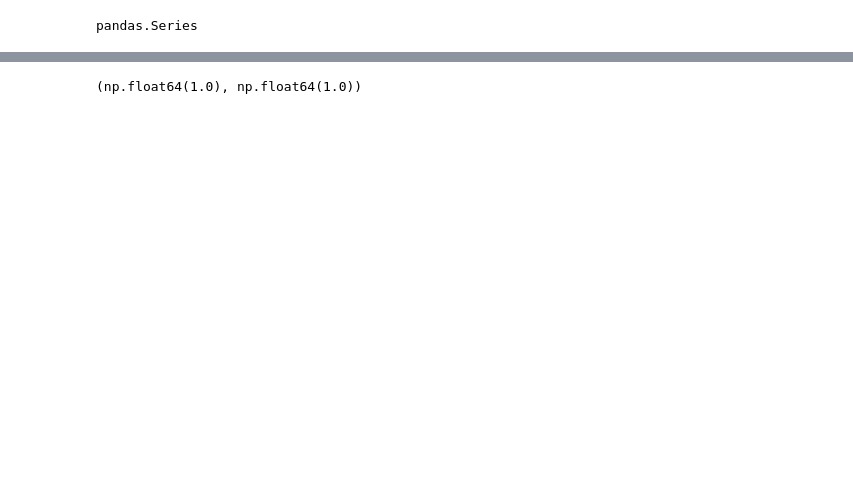
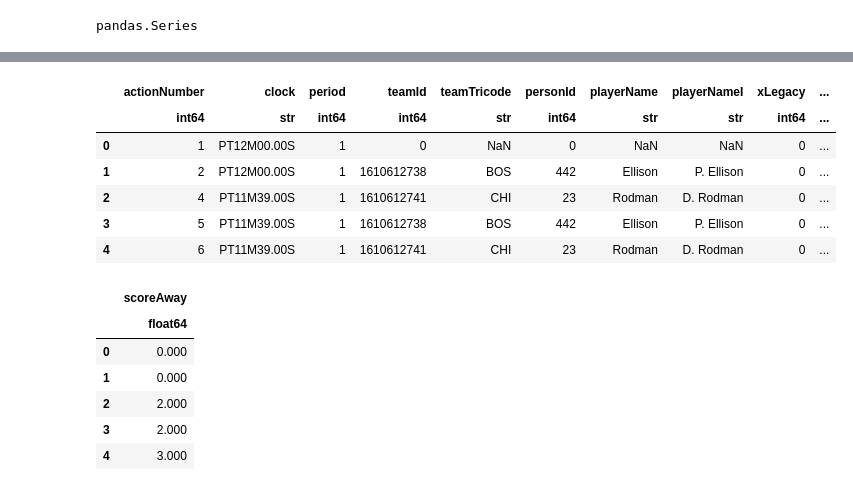
Before and after one commit to akseldkw07/NBA-Timeout-Impact, a Jupyter notebook: Notebooks/Load-Stack-Data.ipynb, the cells around one changed output, grey strips where cells are left out. Cells and saved outputs as stored; diff of their text form; code cells hidden in the pictures; blank space fills up the shorter version.

```diff
--- a/Notebooks/Load-Stack-Data.ipynb
+++ b/Notebooks/Load-Stack-Data.ipynb
@@ -141,2 +121,2 @@ PosixPath('/Users/Akseldkw/coding/data_kretsinger/NBA/nba_statsv3_clean.parquet'
 # %%
-reload = pd.read_parquet(NBA_DATA_DIR / "nba_statsv3_playoffs_clean.parquet")
+stacked_raw = pd.read_parquet(NBA_DATA_DIR / "nba_statsv3.parquet")
@@ -190,4 +123,21 @@ is_sorted_per_group2 = out.groupby("gameId")["actionId"].apply(lambda s: s.is_mo
-# %%
-is_sorted_per_group.mean(), is_sorted_per_group2.mean()
-# %% [output]
-(np.float64(1.0), np.float64(1.0))
+# %%
+f_gameid = stacked_raw.gameId == 29600001
+# %%
+scoreAwayFix = stacked_raw.groupby("gameId")["scoreAway"].cummax()
+# %%
+UKS_NP_PD.dtt([stacked_raw, scoreAwayFix], filter=f_gameid, how="head")
+# %% [output]
+|  | actionNumber | clock | period | teamId | teamTricode | personId | playerName | playerNameI | xLegacy | ... |
+|  | int64 | str | int64 | int64 | str | int64 | str | str | int64 | ... |
+| 0 | 1 | PT12M00.00S | 1 | 0 | NaN | 0 | NaN | NaN | 0 | ... |
+| 1 | 2 | PT12M00.00S | 1 | 1610612738 | BOS | 442 | Ellison | P. Ellison | 0 | ... |
+| 2 | 4 | PT11M39.00S | 1 | 1610612741 | CHI | 23 | Rodman | D. Rodman | 0 | ... |
+| 3 | 5 | PT11M39.00S | 1 | 1610612738 | BOS | 442 | Ellison | P. Ellison | 0 | ... |
+| 4 | 6 | PT11M39.00S | 1 | 1610612741 | CHI | 23 | Rodman | D. Rodman | 0 | ... |
+|  | scoreAway |
+|  | float64 |
+| 0 | 0.000 |
+| 1 | 0.000 |
+| 2 | 2.000 |
+| 3 | 2.000 |
+| 4 | 3.000 |
```
Also changed, not shown: parts of 13 cells of this notebook, 6 other files.
